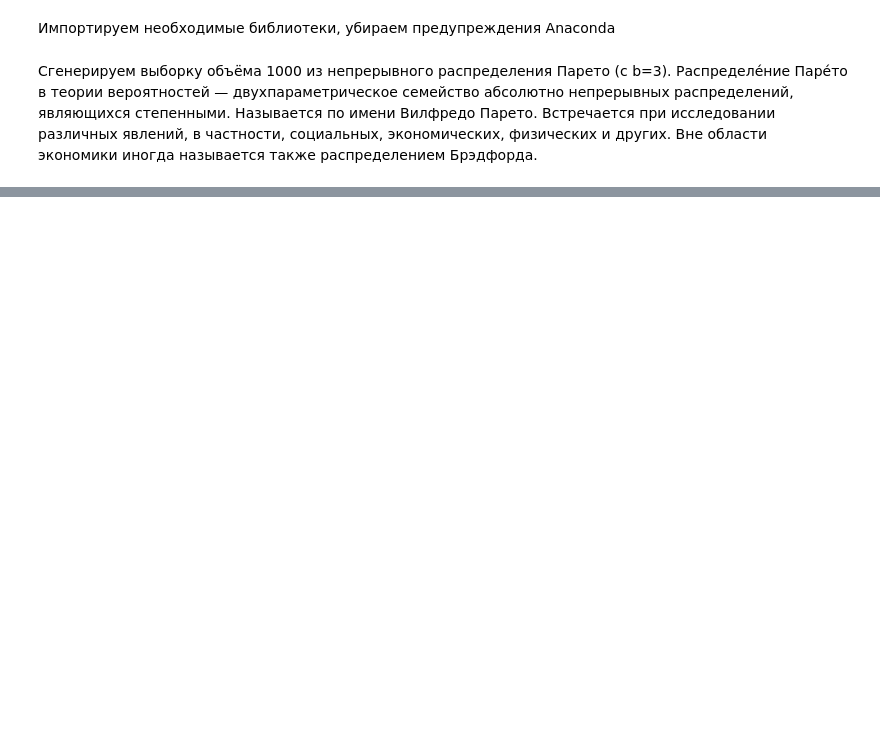
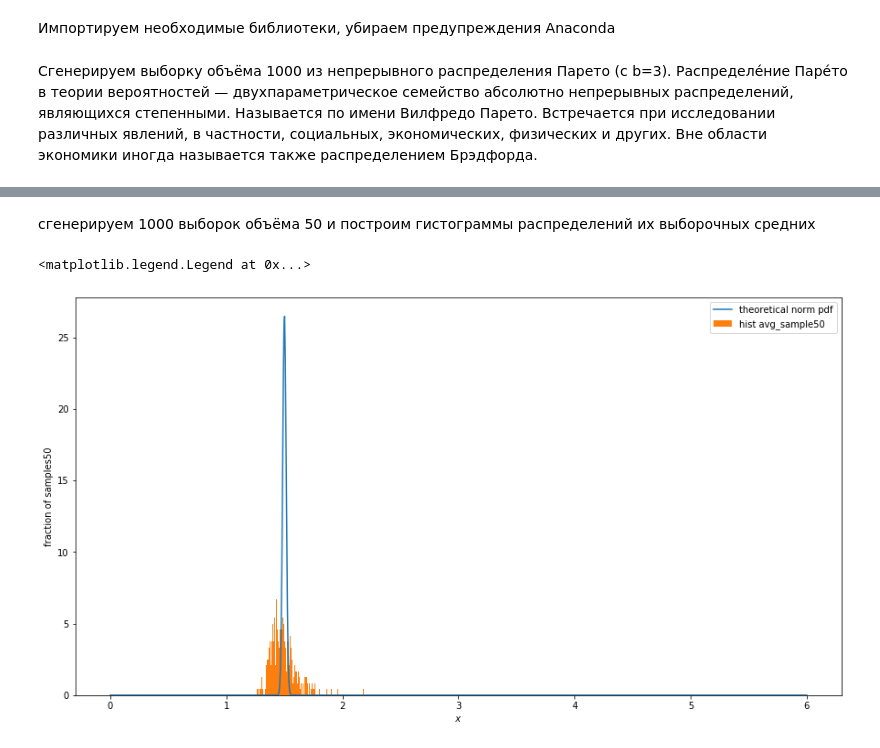
Before and after one commit to 0708pasha/ML_YANDEX, a Jupyter notebook: 1 course/4_week/ДЗ/task1.ipynb, the cells around one changed output, grey strips where cells are left out. Cells and saved outputs as stored; diff of their text form; code cells hidden in the pictures; blank space fills up the shorter version.

```diff
--- a/1 course/4_week/ДЗ/task1.ipynb
+++ b/1 course/4_week/ДЗ/task1.ipynb
@@ -45,0 +97,23 @@ plt.legend(loc='upper right')
+# %% [markdown]
+сгенерируем 1000 выборок объёма 50 и построим гистограммы распределений их выборочных средних
+# %%
+n50 = 50
+norm_rv = sts.norm(meanp, disp/n50)
+pdf_norm = norm_rv.pdf(x)
+X50 = []
+for i in range(1000):
+    sample50 = pareto.rvs(n50)
+    avg50 = np.mean(sample50)
+    X50.append(avg50)
+
+x = np.linspace(0,6, 1000)
+plt.figure(figsize=(15, 8))
+plt.plot(x, pdf_norm, label='theoretical norm pdf')
+
+plt.hist(X50, normed=True, bins = 1000, label = 'hist avg_sample50')
+plt.ylabel('fraction of samples50')
+plt.xlabel('$x$')
+plt.legend(loc='upper right')
+# %% [output]
+<matplotlib.legend.Legend at 0x...>
+[figure, added]
```
Also changed, not shown: parts of 10 cells of this notebook.
